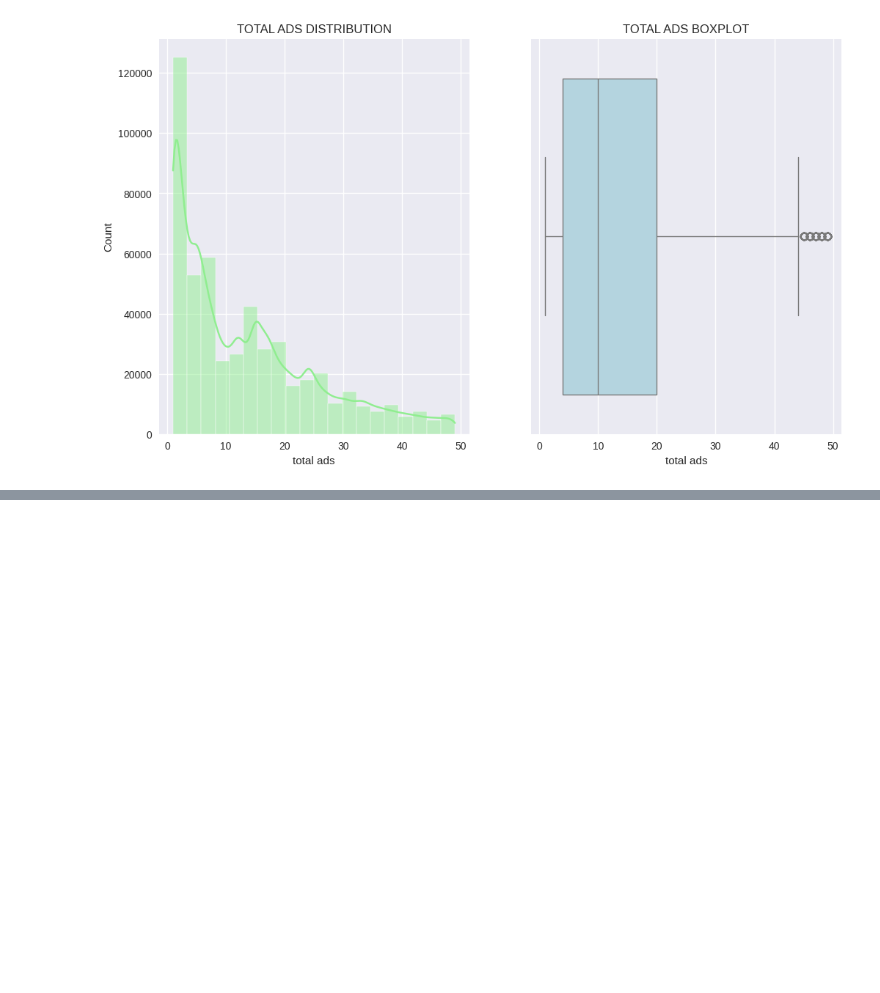
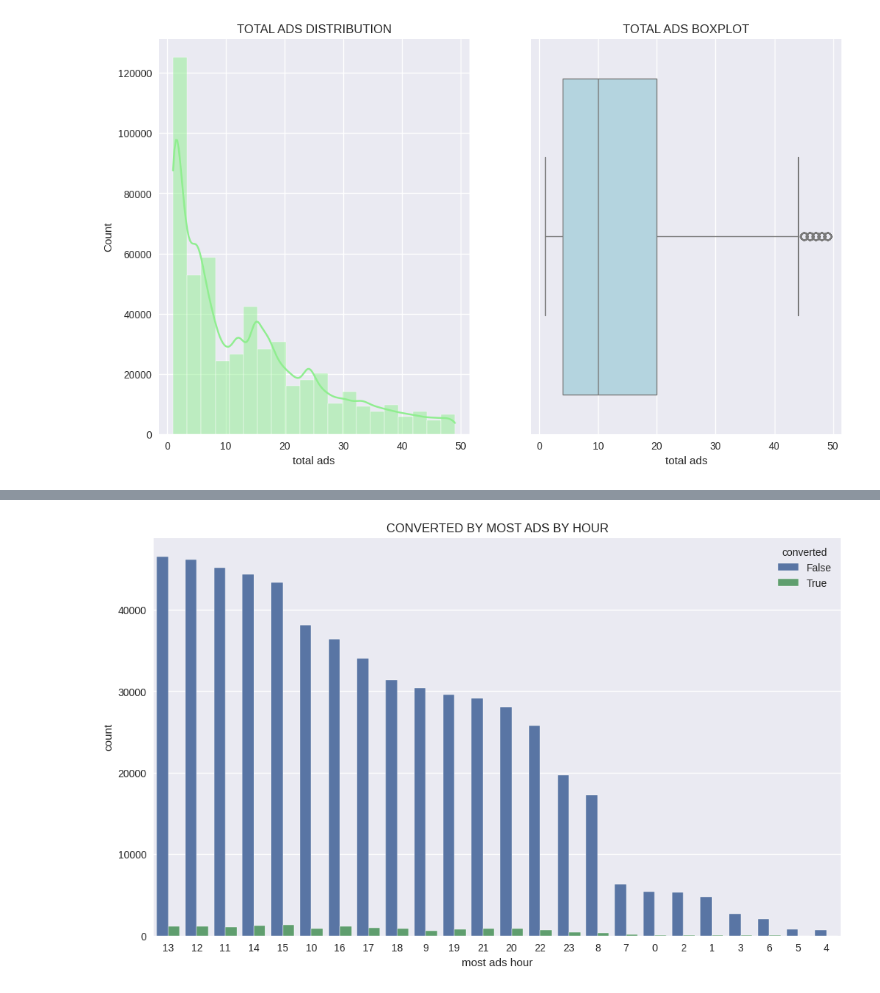
Before and after one commit to Jaywestty/AB-Testing-Method, a Jupyter notebook: A_B_Testing.ipynb, the cells around one changed output, grey strips where cells are left out. Cells and saved outputs as stored; diff of their text form; code cells hidden in the pictures; blank space fills up the shorter version.

```diff
--- a/A_B_Testing.ipynb
+++ b/A_B_Testing.ipynb
@@ -129,0 +146,7 @@ plt.show()
+# %%
+#Visualize Converted by most ads hour column
+sns.countplot(data=df, x='most ads hour', order=df['most ads hour'].value_counts().index,hue=df['converted'])
+plt.title('CONVERTED BY MOST ADS BY HOUR')
+plt.show()
+# %% [output]
+[figure, added]
```
Also changed, not shown: parts of 4 cells of this notebook.
